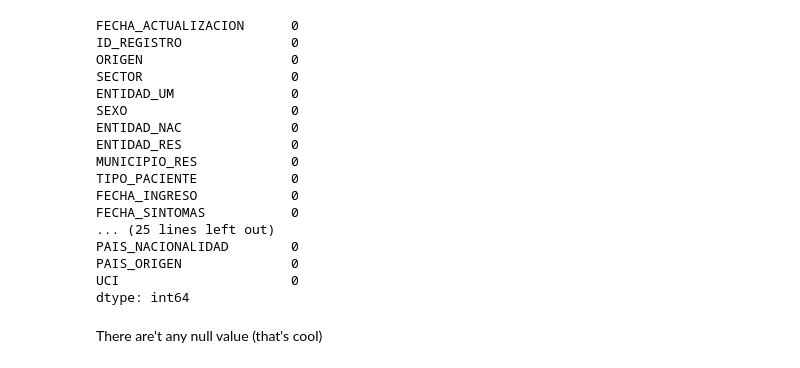
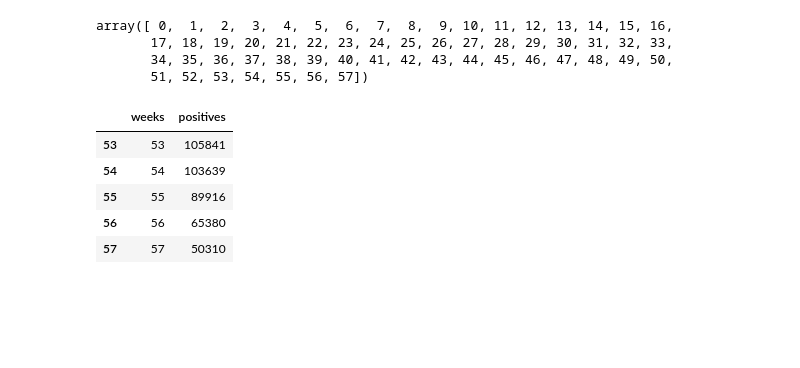
Before and after one commit to AlfredoAcosta/analyzing_covid19_mexico, a Jupyter notebook: Analyzing Covid19 Mexico.ipynb, the cells around one changed output. Cells and saved outputs as stored; diff of their text form; code cells hidden in the pictures; blank space fills up the shorter version.

```diff
--- a/Analyzing Covid19 Mexico.ipynb
+++ b/Analyzing Covid19 Mexico.ipynb
@@ -90,22 +49,20 @@ data.drop(no_necessary_columns,axis=1)
-# %%
-data.isnull().sum()
-# %% [output]
-FECHA_ACTUALIZACION      0
-ID_REGISTRO              0
-ORIGEN                   0
-SECTOR                   0
-ENTIDAD_UM               0
-SEXO                     0
-ENTIDAD_NAC              0
-ENTIDAD_RES              0
-MUNICIPIO_RES            0
-TIPO_PACIENTE            0
-FECHA_INGRESO            0
-FECHA_SINTOMAS           0
-... (25 lines left out)
-PAIS_NACIONALIDAD        0
-PAIS_ORIGEN              0
-UCI                      0
-dtype: int64
-# %% [markdown]
-There are't any null value (that's cool)
+# %%
+weeks=np.arange(data.shape[0]) #let's create a list with the numbers of all 'covid-weeks' at moment
+# %%
+weeks
+# %% [output]
+array([ 0,  1,  2,  3,  4,  5,  6,  7,  8,  9, 10, 11, 12, 13, 14, 15, 16,
+       17, 18, 19, 20, 21, 22, 23, 24, 25, 26, 27, 28, 29, 30, 31, 32, 33,
+       34, 35, 36, 37, 38, 39, 40, 41, 42, 43, 44, 45, 46, 47, 48, 49, 50,
+       51, 52, 53, 54, 55, 56, 57])
+# %%
+df=pd.DataFrame({'weeks':weeks,'positives':data.confirmados})
+# %%
+df.tail()
+# %% [output]
+|  | weeks | positives |
+| 53 | 53 | 105841 |
+| 54 | 54 | 103639 |
+| 55 | 55 | 89916 |
+| 56 | 56 | 65380 |
+| 57 | 57 | 50310 |
```
Also changed, not shown: parts of 33 cells of this notebook, 3 other files.
